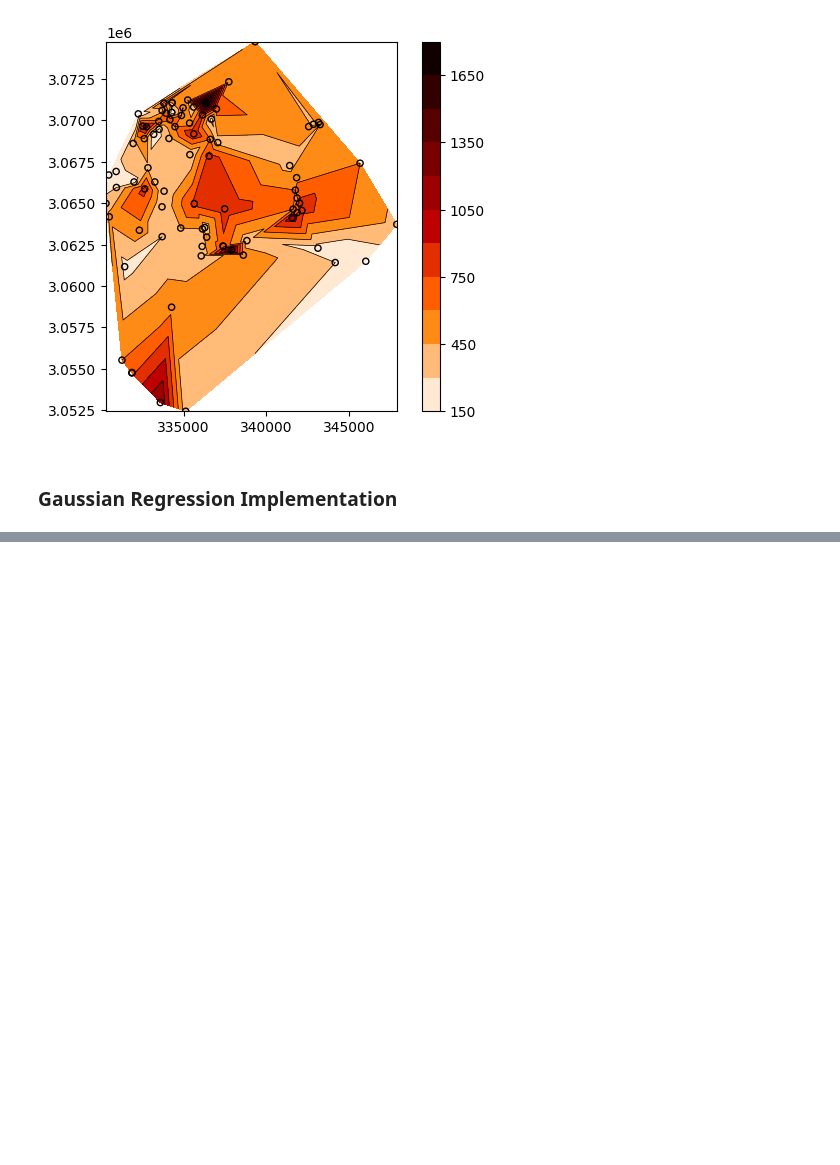
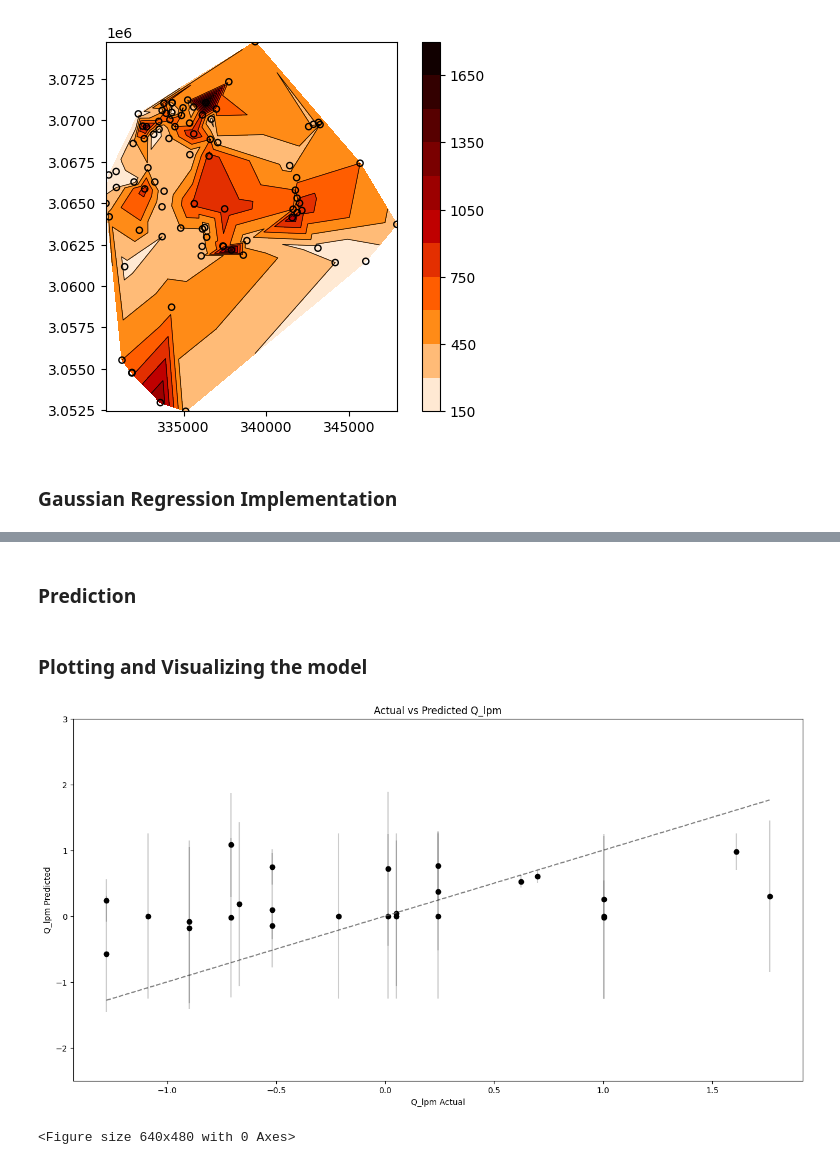
Before and after one commit to KandelN/gw-predictor, a Jupyter notebook: gaussian_process.ipynb, the cells around one changed output, grey strips where cells are left out. Drawn from its saved outputs; the diff is of its cells as text; code cells hidden in the pictures; blank space fills up the shorter version.

Commit message:
Test model and Validate

```diff
--- a/notebook_gpr.ipynb
+++ b/gaussian_process.ipynb
@@ -7,5 +6,5 @@ import numpy as np
 # %%
-qdata = pd.read_csv('cleaned-qdata.csv')
+qdata = pd.read_csv('data\cleaned-qdata.csv')
 qdata
 # %% [output]
 |  | well | X_UTM | Y_UTM | Q_lpm |
@@ -87,0 +130,17 @@ sigmaN2=0.005 #sigmaN2 is the variance of the regression noise-term
+# %%
+#Creating a model with RBF kernel
+
+# kernel = gpy.kern.RBF(input_dim=2, variance = 5. , lengthscale=200.)
+
+kernel = gpy.kern.RBF(input_dim=2, variance = 5. , lengthscale=200.)
+
+in_data = shuffled_df.iloc[:mid,1:3].to_numpy()
+out_data = shuffled_df.iloc[:mid,4:5].to_numpy()
+
+m = gpy.models.GPRegression(in_data,out_data,kernel)
+
+display(m)
+m.optimize()
+display(m)
+# PGV_predicted_mean, PGV_predicted_var = m.predict(shuffled_df.iloc[850:,0:5].to_numpy())
+# PGV_predicted_sd = PGV_predicted_var**0.5
@@ -87,0 +166,7 @@ sigmaN2=0.005 #sigmaN2 is the variance of the regression noise-term
+# %% [markdown]
+### Prediction
+# %%
+q_predicted_mean, q_predicted_var = m.predict(shuffled_df.iloc[mid:,1:3].to_numpy())
+q_predicted_sd = q_predicted_var**0.5
+# %% [markdown]
+### Plotting and Visualizing the model
@@ -87,0 +176,26 @@ sigmaN2=0.005 #sigmaN2 is the variance of the regression noise-term
+# %%
+
+plt.figure(figsize=(16,8))
+q_test= shuffled_df.iloc[mid:,4:5].to_numpy()
+
+# Plot act = pred line.
+x = np.linspace(q_test[:, 0].min(), q_test[:, 0].max(), 100)
+plt.plot(x, x, '--', color='gray')
+
+# Plot scatter plot for actual vs predicted q_lpm for test data set.
+plt.scatter(q_test, q_predicted_mean, color='k')
+plt.errorbar(q_test.flatten(), q_predicted_mean.flatten(), q_predicted_var.flatten(), fmt='o', color='k', alpha = 0.2)
+
+# Labels and graphics
+plt.xlabel("Q_lpm Actual")
+plt.ylabel("Q_lpm Predicted")
+plt.title("Actual vs Predicted Q_lpm")
+plt.ylim((-2.5, 3))
+
+
+# Visualize
+plt.show()
+plt.savefig("Qact_Qpre.png", dpi = 150)
+# %% [output]
+[figure, added]
+<Figure size 640x480 with 0 Axes>
```
Also changed, not shown: parts of 19 cells of this notebook, 4 other files.
